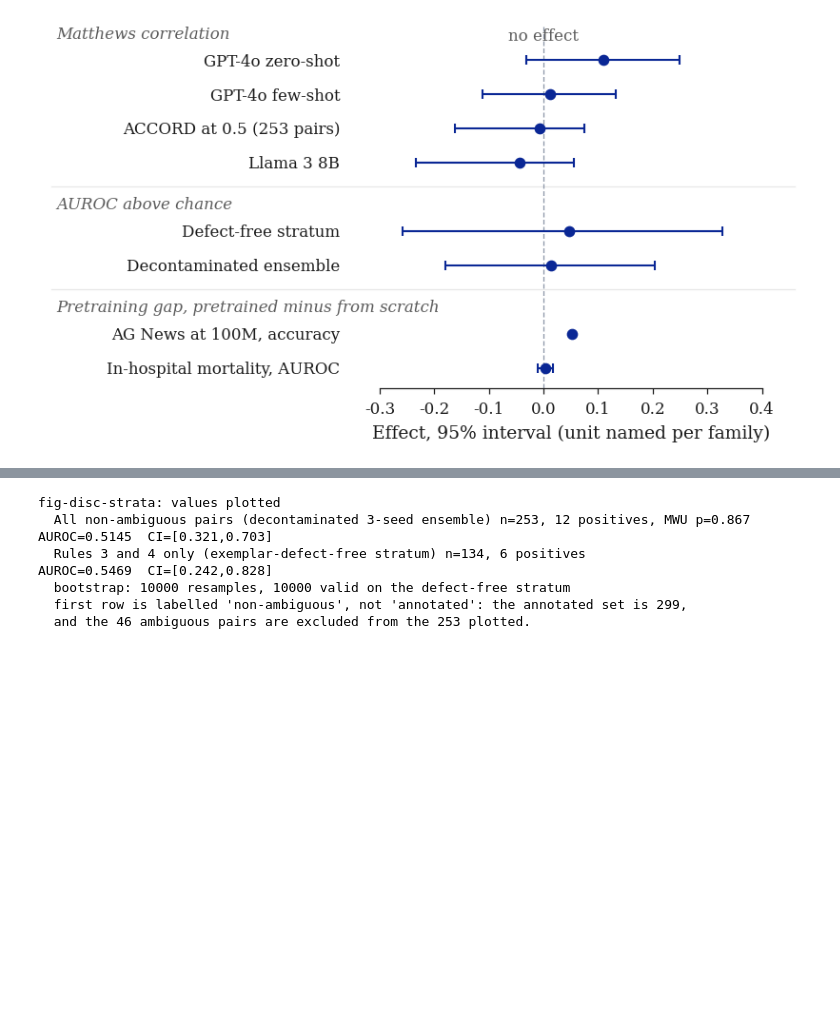
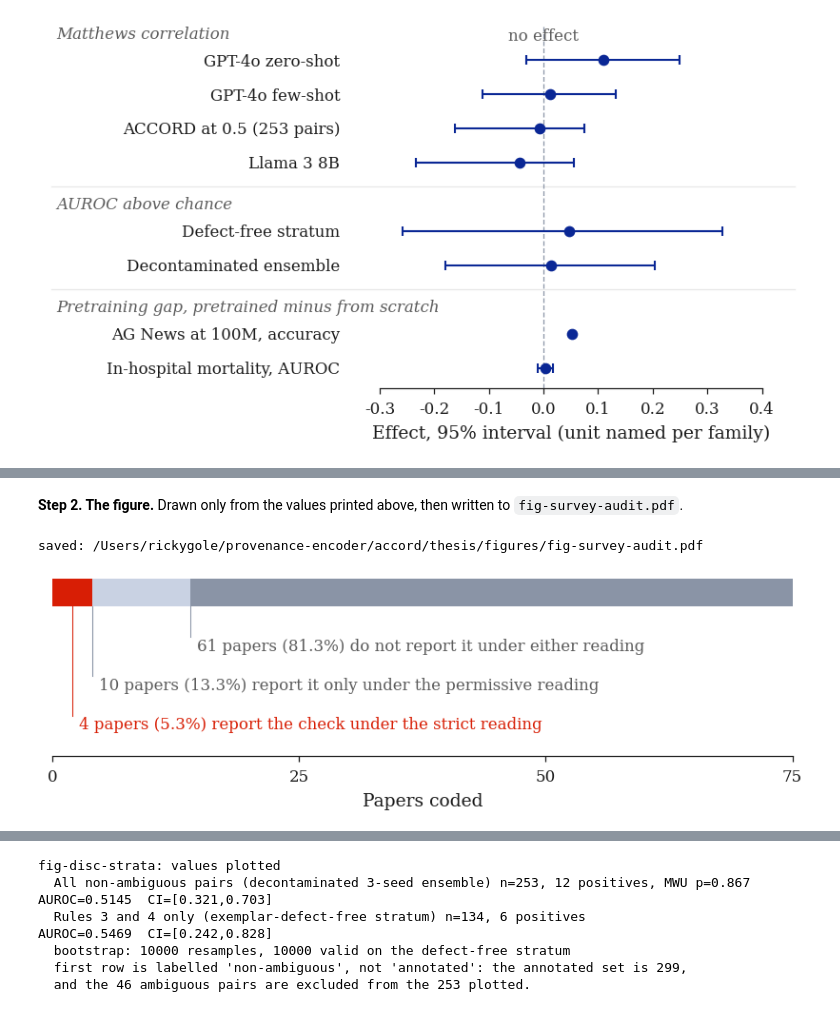
Before and after one commit to Rickygole/provenance-encoder, a Jupyter notebook: accord/thesis/figures/Thesis_Figures_PerFigure.ipynb, the cells around one changed output, grey strips where cells are left out. Drawn from its saved outputs; the diff is of its cells as text; code cells hidden in the pictures; blank space fills up the shorter version.

```diff
--- a/accord/thesis/figures/Thesis_Figures_PerFigure.ipynb
+++ b/accord/thesis/figures/Thesis_Figures_PerFigure.ipynb
@@ -1285,0 +1480,75 @@ saved: /Users/rickygole/provenance-encoder/accord/thesis/figures/fig-forest.pdf
+# %% [markdown]
+**Step 2. The figure.** Drawn only from the values printed above, then written to `fig-survey-audit.pdf`.
+# %%
+fig, ax = plt.subplots(figsize=(FIGW, 1.66))
+canvas(fig)
+# The right margin holds the last tick label, not the bar: ticked to the
+# denominator, the "75" is centred on the axis end, so half of it sits outside
+# the axes and the canvas has to be wide enough to contain it.
+fig.subplots_adjust(left=0.015, right=0.982, top=0.985, bottom=0.235)
+
+# Counts, not percentages, on the axis: the denominator is 75 and the top tick
+# is 75, so the whole is on the canvas and every segment is read against it
+# directly.
+ax.set_xlim(0, n_total)
+ax.set_ylim(0, 1)
+
+y_bar_lo, y_bar_hi = 0.845, 1.0
+segments = [
+    (n_strict, SCARLET, SCARLET,
+     f"{n_strict} papers ({n_strict / n_total * 100:.1f}%) report the check "
+     "under the strict reading"),
+    (n_permissive_only, PALE, MUTE,
+     f"{n_permissive_only} papers ({n_permissive_only / n_total * 100:.1f}%) "
+     "report it only under the permissive reading"),
+    (n_neither, GREY, MUTE,
+     f"{n_neither} papers ({n_neither / n_total * 100:.1f}%) do not report "
+     "it under either reading"),
+]
+
+left = 0.0
+placed = []
+for n, fill, text_colour, label in segments:
+    ax.add_patch(mpatches.Rectangle((left, y_bar_lo), n, y_bar_hi - y_bar_lo,
+                                    facecolor=fill, edgecolor="none", zorder=2))
+    placed.append((left, n, fill, text_colour, label))
+    left += n
+
+# A staircase of direct labels: each one begins under the left edge of its own
+# segment and is tied to it by a leader dropped from that edge, so no key is
+# needed to say which label belongs to which colour. The four-paper segment is a
+# quarter of an inch on the page and will not hold a label inside it, and
+# neither pale nor grey may carry text, so all three labels sit below the bar.
+#
+# The rows run widest segment first, which is what keeps the leaders off the
+# type: a leader dropped from a segment further left passes only rows whose text
+# starts further right, so it never strikes through a label. In the other order,
+# every leader crossed the two labels above it.
+y_rows = [0.615, 0.395, 0.175]
+for (left, n, fill, text_colour, label), y_row in zip(
+        sorted(placed, key=lambda p: -p[0]), y_rows):
+    leader = SCARLET if fill is SCARLET else GREY
+    # Leaders anchor at the segment's left edge, with one stated exception:
+    # a segment starting at x = 0 anchors at its midpoint, because a
+    # full-height hairline directly above the 0 tick, on an axes whose left
+    # spine is deliberately absent, reads as a spine in claim colour.
+    anchor = left + n / 2 if left == 0 else left
+    ax.plot([anchor, anchor], [y_row + 0.055, y_bar_lo], color=leader,
+            lw=0.5, zorder=1)
+    ax.text(anchor + 0.7, y_row, label, ha="left", va="center",
+            fontsize=8.0, color=text_colour)
+
+ax.set_xlabel("Papers coded")
+ax.set_xticks([0, 25, 50, n_total])
+ax.set_yticks([])
+# The count axis measures something and keeps its spine; the bar has one row and
+# no categorical axis, so nothing runs up the left edge.
+lean(ax, xbounds=(0, n_total))
+ax.spines["left"].set_visible(False)
+ax.tick_params(axis="y", length=0)
+
+save_fig(fig, "fig-survey-audit.pdf")
+plt.show()
+# %% [output]
+saved: /Users/rickygole/provenance-encoder/accord/thesis/figures/fig-survey-audit.pdf
+[figure, added]
```
Also changed, not shown: parts of 51 cells of this notebook, 29 other files.
